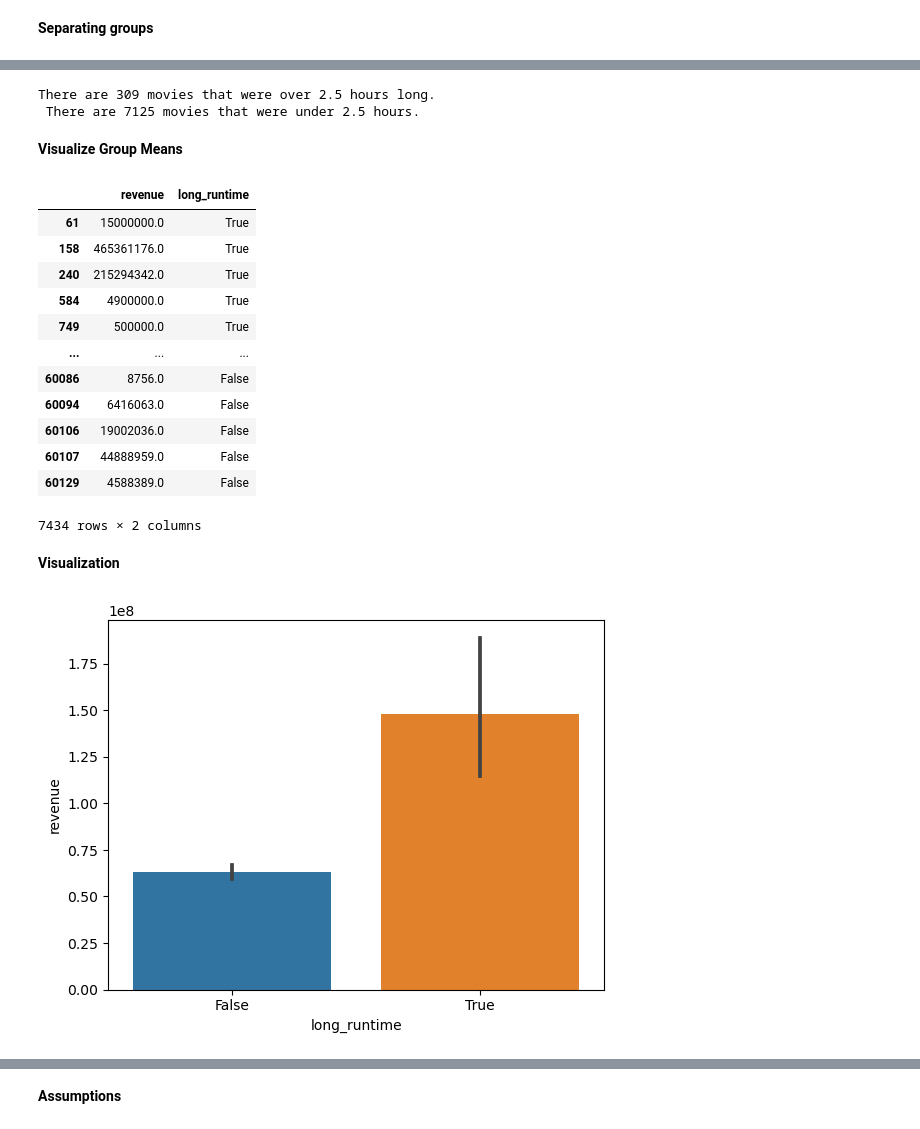
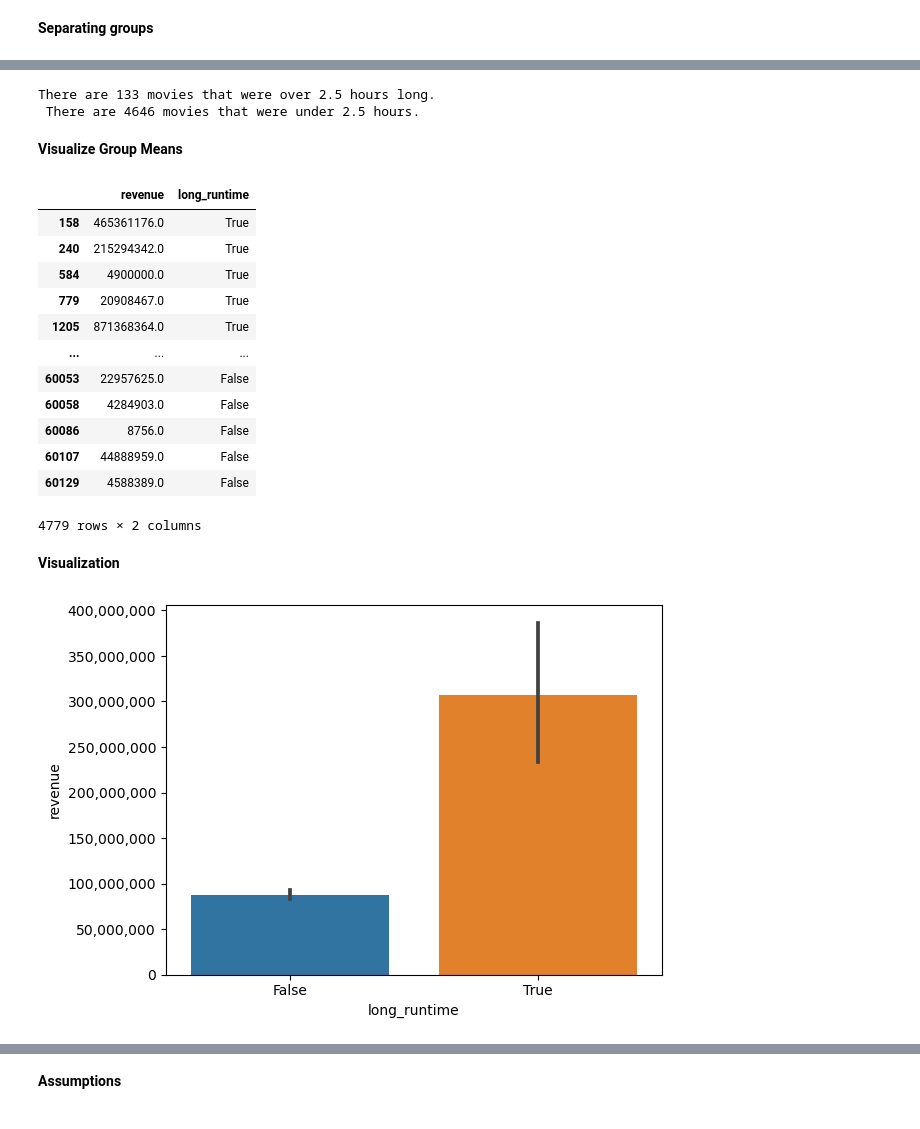
Before and after one commit to AshleyHeinrich/IMDB2, a Jupyter notebook: Hypotheses_Testing.ipynb, the cells around one changed output, grey strips where cells are left out. Cells and saved outputs as stored; diff of their text form; code cells hidden in the pictures.

```diff
--- a/Hypotheses_Testing.ipynb
+++ b/Hypotheses_Testing.ipynb
@@ -194,9 +195,3 @@ NC-17                               156
 ScreamFest Horror Film Festival       1
 10                                    1
 Name: certification, dtype: int64
-# %%
-# Dropping three columns that don't have proper certification
-df.drop(df[df['certification'] == '-'].index, inplace = True)
-df.drop(df[df['certification'] == 'ScreamFest Horror Film Festival'].index, inplace = True)
-df.drop(df[df['certification'] == '10'].index, inplace = True)
-df['certification'].value_counts()
@@ -210,0 +198,4 @@ Name: certification, dtype: int64
+# %%
+# Dropping extra ratings
+df = df.loc[df['certification'].isin(['G','PG','PG-13','R'])]
+df['certification'].value_counts()
@@ -413,3 +400,3 @@ run_df['runtime'].isna().sum()
 # %%
-run_df.dropna(subset = ['runtime'], inplace=True)
+#run_df.dropna(subset = ['runtime'], inplace=True)
 # %%
@@ -436,8 +421,8 @@ short_df = run_df.loc[run_df['long_runtime'] == False, ['revenue', 'long_runtime
 print(f'There are {len(long_df)} movies that were over 2.5 hours long.')
 print(f' There are {len(short_df)} movies that were under 2.5 hours.')
 # %% [output]
-There are 309 movies that were over 2.5 hours long.
- There are 7125 movies that were under 2.5 hours.
+There are 133 movies that were over 2.5 hours long.
+ There are 4646 movies that were under 2.5 hours.
 # %% [markdown]
 **Visualize Group Means**
 # %%
@@ -445,25 +430,28 @@ plot_df = pd.concat([long_df, short_df], axis = 0)
 plot_df
 # %% [output]
 |  | revenue | long_runtime |
-| 61 | 15000000.0 | True |
 | 158 | 465361176.0 | True |
 | 240 | 215294342.0 | True |
 | 584 | 4900000.0 | True |
-| 749 | 500000.0 | True |
+| 779 | 20908467.0 | True |
+| 1205 | 871368364.0 | True |
 | ... | ... | ... |
+| 60053 | 22957625.0 | False |
+| 60058 | 4284903.0 | False |
 | 60086 | 8756.0 | False |
-| 60094 | 6416063.0 | False |
-| 60106 | 19002036.0 | False |
 | 60107 | 44888959.0 | False |
 | 60129 | 4588389.0 | False |
-7434 rows × 2 columns
+4779 rows × 2 columns
 # %% [markdown]
 **Visualization**
 # %%
 # Visualize means
-ax = sns.barplot(data = plot_df, x = 'long_runtime', y = 'revenue');
+ax = sns.barplot(data = plot_df, x = 'long_runtime', y = 'revenue')
+plt.ticklabel_format(style='plain', axis='y')
+current_values = plt.gca().get_yticks()
+plt.gca().set_yticklabels(['{:,.0f}'.format(x) for x in current_values]);
 # %% [output]
-[figure, old version]
+[figure, new version]
 # %%
 long_group = long_df['revenue']
 short_group = short_df['revenue']
```
Also changed, not shown: parts of 37 cells of this notebook.
